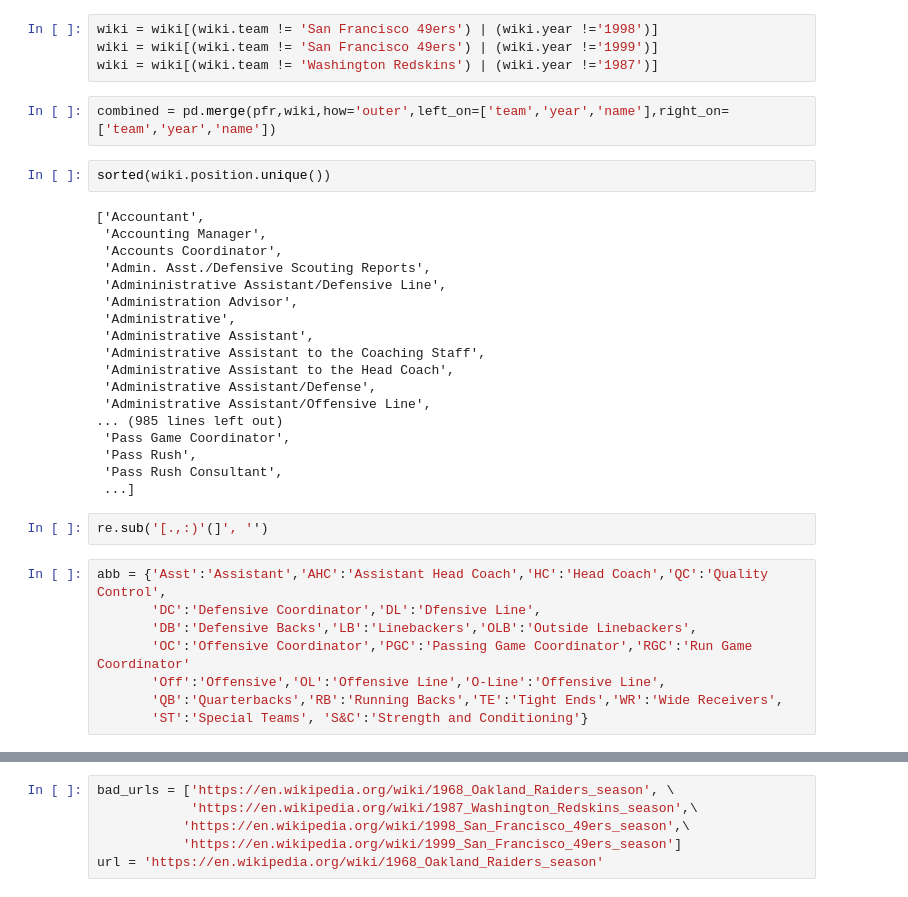
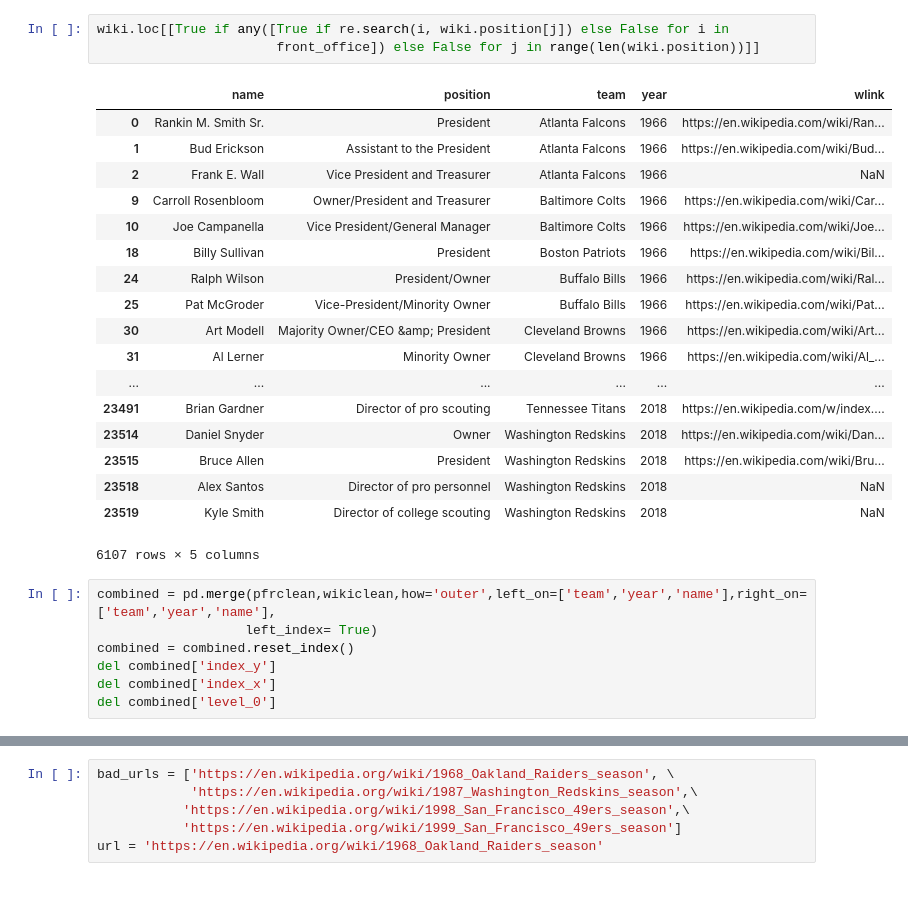
Before and after one commit to plee0117/Coaches, a Jupyter notebook: nflwiki.ipynb, the cells around one changed output, grey strips where cells are left out. Saved outputs shown, nothing was run; the diff lists cells and outputs as text.

```diff
--- a/nflwiki.ipynb
+++ b/nflwiki.ipynb
@@ -201,36 +366,29 @@ wiki[(wiki.team == 'New York Giants') & (wiki.year =='2010')]
-# %%
-wiki = wiki[(wiki.team != 'San Francisco 49ers') | (wiki.year !='1998')]
-wiki = wiki[(wiki.team != 'San Francisco 49ers') | (wiki.year !='1999')]
-wiki = wiki[(wiki.team != 'Washington Redskins') | (wiki.year !='1987')]
+# %%
+wiki.loc[[True if any([True if re.search(i, wiki.position[j]) else False for i in
+                       front_office]) else False for j in range(len(wiki.position))]]
+# %% [output]
+|  | name | position | team | year | wlink |
+| 0 | Rankin M. Smith Sr. | President | Atlanta Falcons | 1966 | https://en.wikipedia.com/wiki/Ran... |
+| 1 | Bud Erickson | Assistant to the President | Atlanta Falcons | 1966 | https://en.wikipedia.com/wiki/Bud... |
+| 2 | Frank E. Wall | Vice President and Treasurer | Atlanta Falcons | 1966 | NaN |
+| 9 | Carroll Rosenbloom | Owner/President and Treasurer | Baltimore Colts | 1966 | https://en.wikipedia.com/wiki/Car... |
+| 10 | Joe Campanella | Vice President/General Manager | Baltimore Colts | 1966 | https://en.wikipedia.com/wiki/Joe... |
+| 18 | Billy Sullivan | President | Boston Patriots | 1966 | https://en.wikipedia.com/wiki/Bil... |
+| 24 | Ralph Wilson | President/Owner | Buffalo Bills | 1966 | https://en.wikipedia.com/wiki/Ral... |
+| 25 | Pat McGroder | Vice-President/Minority Owner | Buffalo Bills | 1966 | https://en.wikipedia.com/wiki/Pat... |
+| 30 | Art Modell | Majority Owner/CEO &amp; President | Cleveland Browns | 1966 | https://en.wikipedia.com/wiki/Art... |
+| 31 | Al Lerner | Minority Owner | Cleveland Browns | 1966 | https://en.wikipedia.com/wiki/Al_... |
+| ... | ... | ... | ... | ... | ... |
+| 23491 | Brian Gardner | Director of pro scouting | Tennessee Titans | 2018 | https://en.wikipedia.com/w/index.... |
+| 23514 | Daniel Snyder | Owner | Washington Redskins | 2018 | https://en.wikipedia.com/wiki/Dan... |
+| 23515 | Bruce Allen | President | Washington Redskins | 2018 | https://en.wikipedia.com/wiki/Bru... |
+| 23518 | Alex Santos | Director of pro personnel | Washington Redskins | 2018 | NaN |
+| 23519 | Kyle Smith | Director of college scouting | Washington Redskins | 2018 | NaN |
+6107 rows × 5 columns
 # %%
-combined = pd.merge(pfr,wiki,how='outer',left_on=['team','year','name'],right_on=['team','year','name'])
+combined = pd.merge(pfrclean,wikiclean,how='outer',left_on=['team','year','name'],right_on=['team','year','name'],
+                   left_index= True)
+combined = combined.reset_index()
+del combined['index_y']
+del combined['index_x']
+del combined['level_0']
-# %%
-sorted(wiki.position.unique())
-# %% [output]
-['Accountant',
- 'Accounting Manager',
- 'Accounts Coordinator',
- 'Admin. Asst./Defensive Scouting Reports',
- 'Admininistrative Assistant/Defensive Line',
- 'Administration Advisor',
- 'Administrative',
- 'Administrative Assistant',
- 'Administrative Assistant to the Coaching Staff',
- 'Administrative Assistant to the Head Coach',
- 'Administrative Assistant/Defense',
- 'Administrative Assistant/Offensive Line',
-... (985 lines left out)
- 'Pass Game Coordinator',
- 'Pass Rush',
- 'Pass Rush Consultant',
- ...]
-# %%
-re.sub('[.,:)'(]', '')
-# %%
-abb = {'Asst':'Assistant','AHC':'Assistant Head Coach','HC':'Head Coach','QC':'Quality Control',
-       'DC':'Defensive Coordinator','DL':'Dfensive Line',
-       'DB':'Defensive Backs','LB':'Linebackers','OLB':'Outside Linebackers',
-       'OC':'Offensive Coordinator','PGC':'Passing Game Coordinator','RGC':'Run Game Coordinator'
-       'Off':'Offensive','OL':'Offensive Line','O-Line':'Offensive Line',
-       'QB':'Quarterbacks','RB':'Running Backs','TE':'Tight Ends','WR':'Wide Receivers',
-       'ST':'Special Teams', 'S&C':'Strength and Conditioning'}
```
Also changed, not shown: parts of 25 cells of this notebook.
